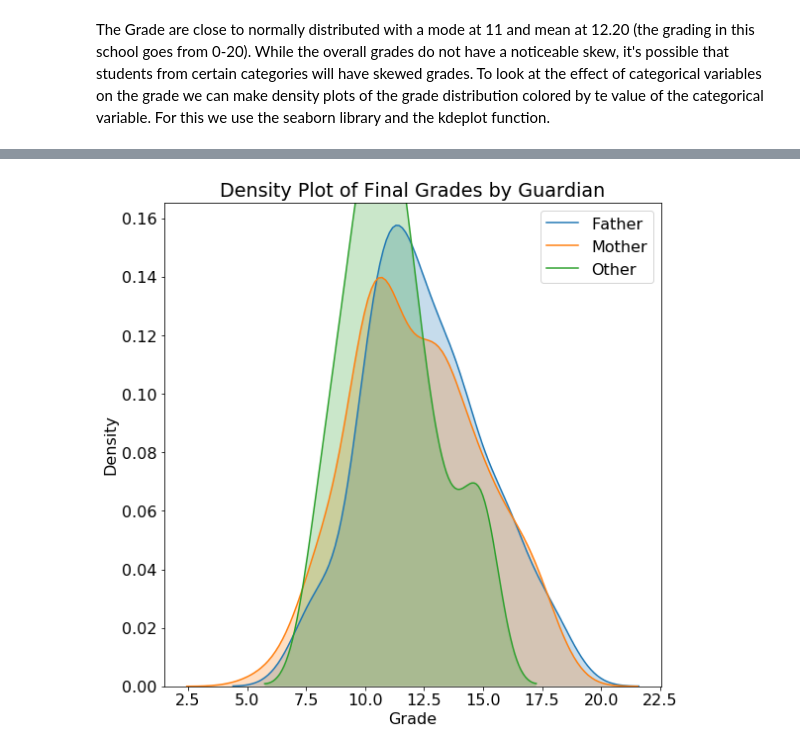
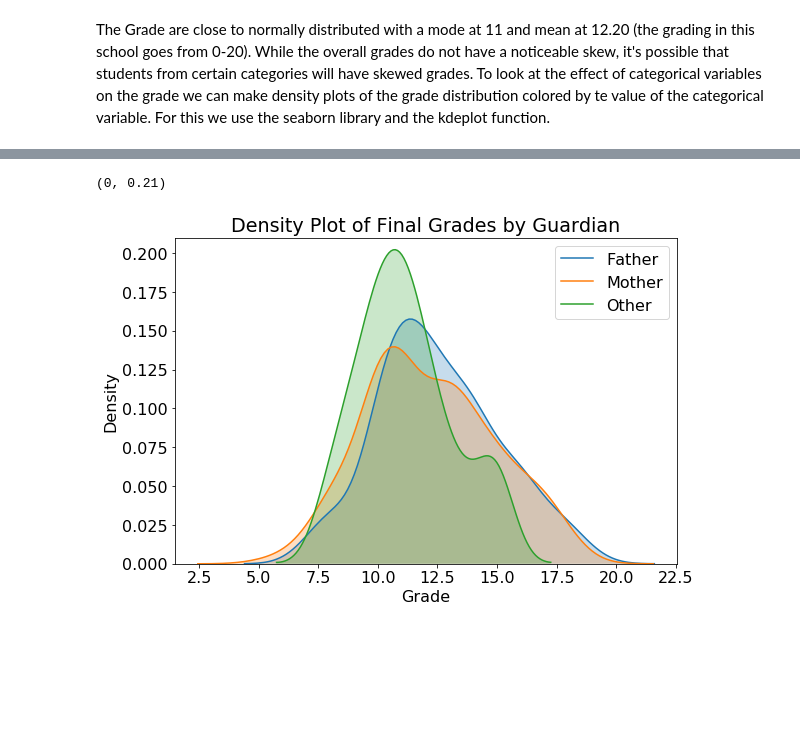
Before and after one commit to BonifasiusAnggara/Predicting-Student-Grades-with-BayesianLR, a Jupyter notebook: Predicting_Student_Grades_with_BayesianLR.ipynb, the cells around one changed output, grey strips where cells are left out. Saved outputs shown, nothing was run; the diff lists cells and outputs as text; code cells hidden in the pictures; blank space fills up the shorter version.

```diff
--- a/Predicting_Student_Grades_with_BayesianLR.ipynb
+++ b/Predicting_Student_Grades_with_BayesianLR.ipynb
@@ -19,7 +19,7 @@ import matplotlib.pyplot as plt
 
 import matplotlib
 matplotlib.rcParams['font.size'] = 16
-matplotlib.rcParams['figure.figsize'] = (9, 9)
+matplotlib.rcParams['figure.figsize'] = (9,6)
 
 import seaborn as sns
 
@@ -170,8 +171,10 @@ plt.xlabel('Grade'); plt.ylabel('Density'); plt.title('Density Plot of Final Gra
 # %%
 # Grade distribution by Guardian
 sns.kdeplot(df.loc[df['guardian'] == 'father', 'Grade'], label = 'Father', shade = True)
 sns.kdeplot(df.loc[df['guardian'] == 'mother', 'Grade'], label = 'Mother', shade = True)
 sns.kdeplot(df.loc[df['guardian'] == 'other', 'Grade'], label = 'Other', shade = True)
 plt.xlabel('Grade'); plt.ylabel('Density'); plt.title('Density Plot of Final Grades by Guardian');
+plt.ylim(0,.21)
 # %% [output]
+(0, 0.21)
-[figure, old version]
+[figure, new version]
```
Also changed, not shown: parts of 6 cells of this notebook.
